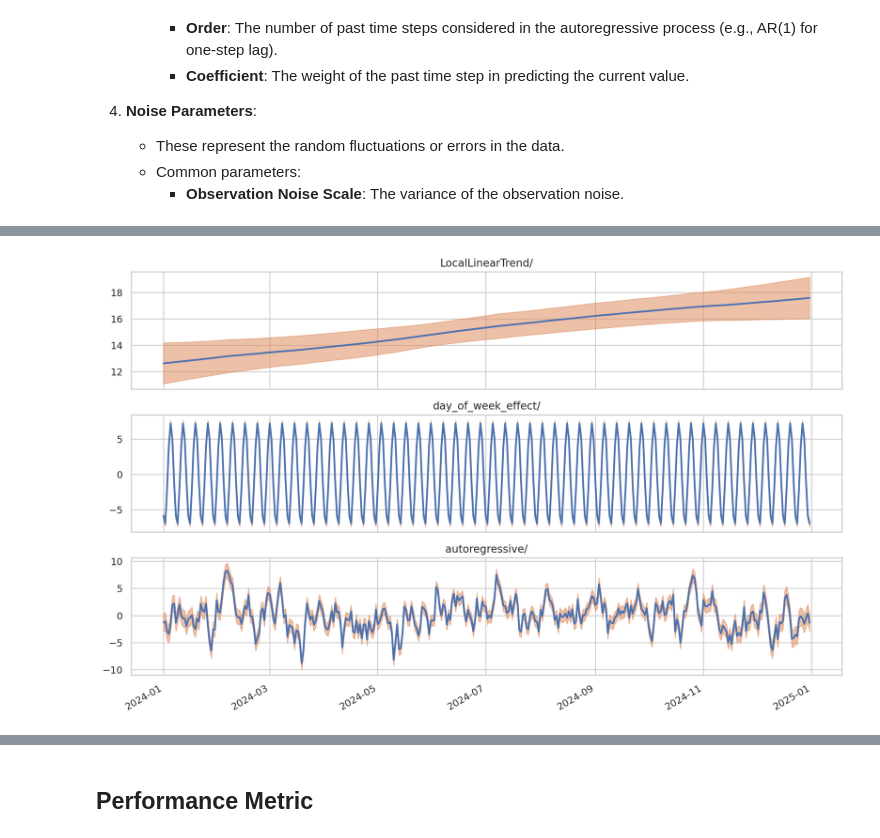
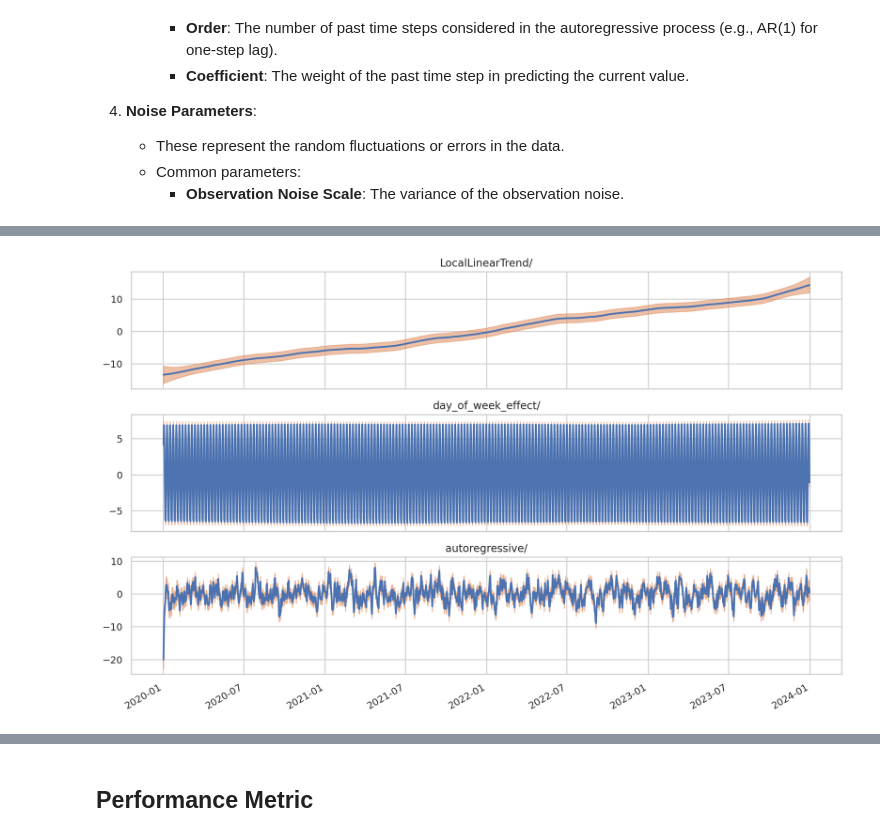
Before and after one commit to vikranth1000/tutorials, a Jupyter notebook: tutorial_tensorflow/src/tutorial_tensorflow.ipynb, the cells around one changed output, grey strips where cells are left out. Cells and saved outputs as stored; diff of their text form; code cells hidden in the pictures.

```diff
--- a/tutorial_tensorflow/src/tutorial_tensorflow.ipynb
+++ b/tutorial_tensorflow/src/tutorial_tensorflow.ipynb
@@ -366,3 +387,13 @@ def build_model(observed_time_series: np.ndarray) -> tfp.sts.Sum:
         observed_time_series=observed_time_series,
     )
     return model
+# %%
+# Generate a date range for the entire period
+all_dates = pd.date_range(start=config["train_start_date"], end=config["train_end_date"])
+# Extract holiday dates from the configuration
+holiday_dates = pd.to_datetime(config["data"]["holidays_dates"])
+holiday_features = np.isin(all_dates, holiday_dates).astype(float)
+holiday_indicators = np.zeros((len(all_dates), len(holiday_dates)))
+for i, holiday in enumerate(holiday_dates):
+    holiday_indicators[:, i] = (all_dates == holiday).astype(int)
+_LOG.info("holdiay features = %s, shape = %s", holiday_indicators, holiday_indicators.shape)
@@ -369,2 +408,2 @@ def build_model(observed_time_series: np.ndarray) -> tfp.sts.Sum:
 # %%
-model = build_model(df_train["y"].to_numpy())
+model = build_model(df_train["y"].to_numpy(), holiday_indicators)
@@ -497,5 +533,5 @@ fig.tight_layout()
 # their contribution to the observed signal.
 component_dists = tfp.sts.decompose_by_component(
     model,
-    observed_time_series=df_test["y"].to_numpy(),
+    observed_time_series=df_train["y"].to_numpy(),
     parameter_samples=q_samples_)
@@ -504,9 +538,9 @@ WARNING 6 out of the last 6 calls to <bound method LinearGaussianStateSpaceModel
 # %%
-co2_component_means_, co2_component_stddevs_ = (
+component_means_, component_stddevs_ = (
     {k.name: c.mean() for k, c in component_dists.items()},
     {k.name: c.stddev() for k, c in component_dists.items()})
 # %%
-_ = plot_components(df_test["ds"], co2_component_means_, co2_component_stddevs_,
+_ = plot_components(df_train["ds"], component_means_, component_stddevs_,
                     x_locator=None, x_formatter=None)
 # %% [output]
-[figure, old version]
+[figure, new version]
```
Also changed, not shown: parts of 24 cells of this notebook, 1 other file.
